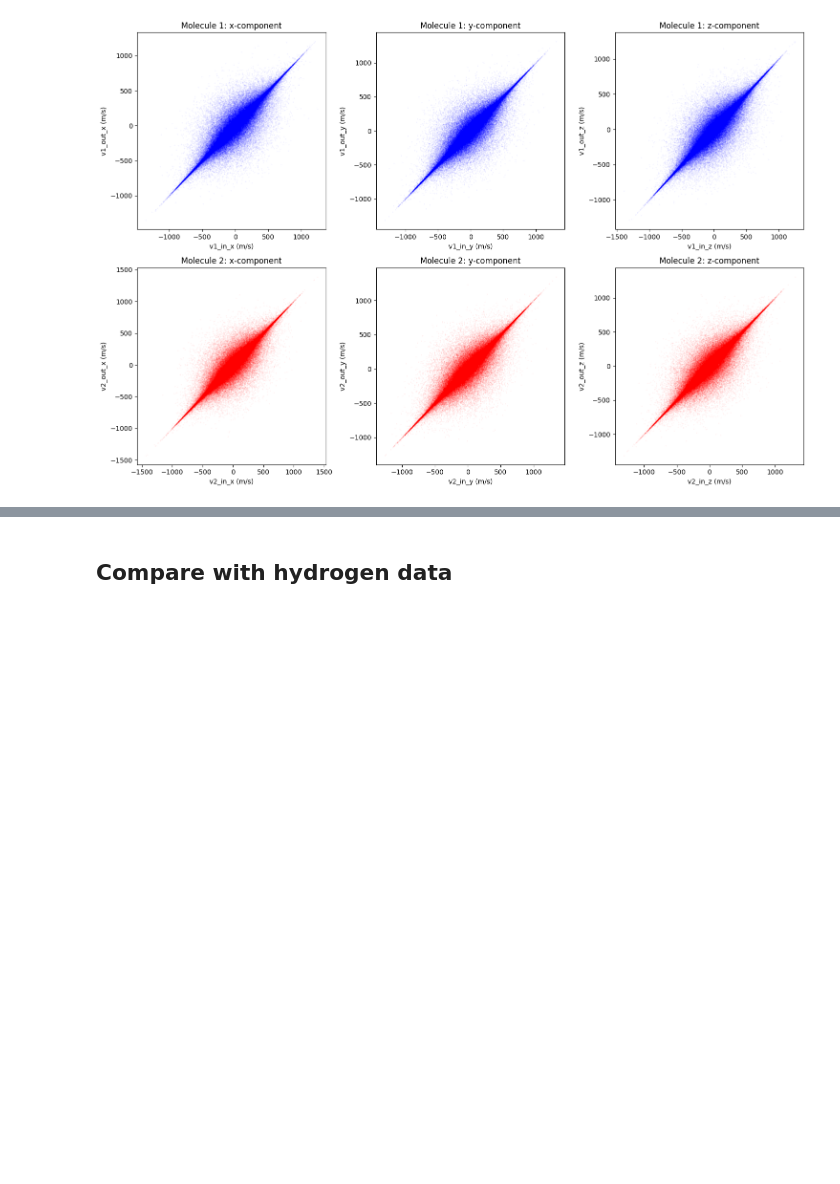
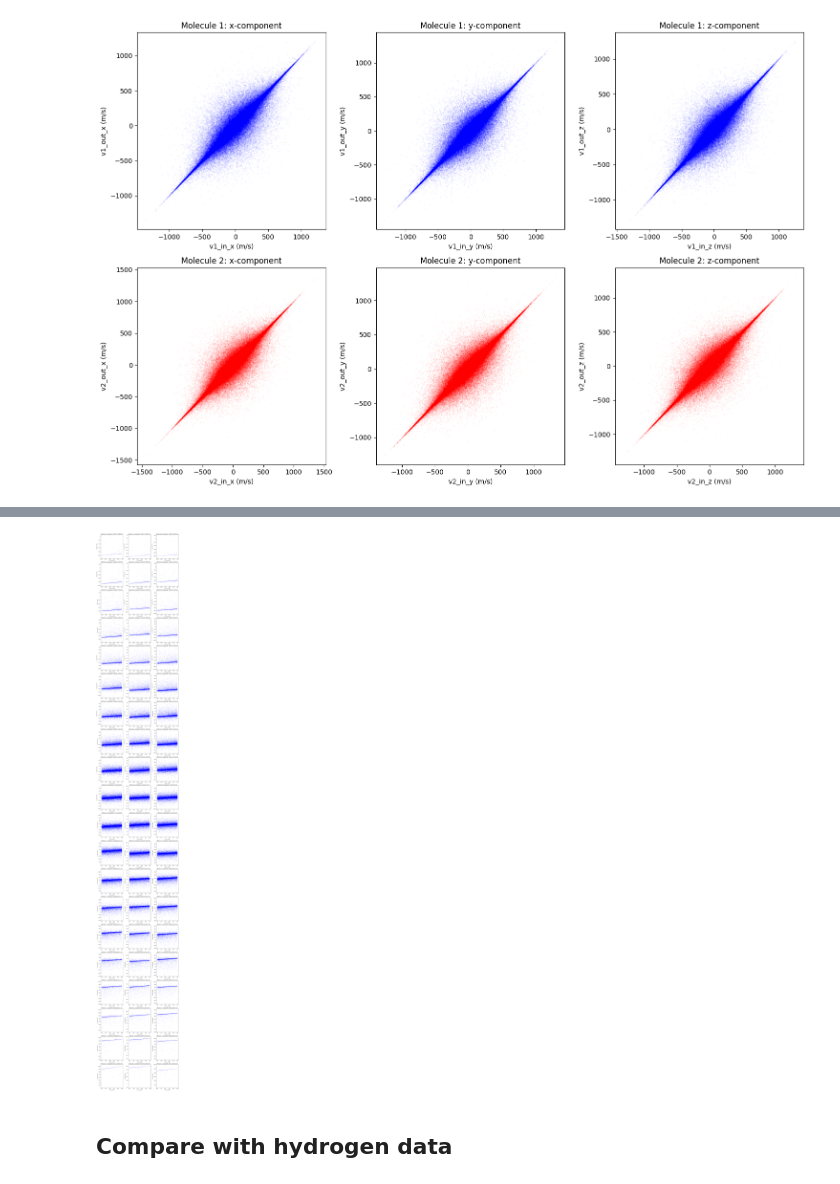
Before and after one commit to TijnZeelenberg/scatteringkernels, a Jupyter notebook: oxygen_data_aldo/data_analysis.ipynb, the cells around one changed output, grey strips where cells are left out. Cells and saved outputs as stored; diff of their text form; code cells hidden in the pictures; blank space fills up the shorter version.

```diff
--- a/oxygen_data_aldo/data_analysis.ipynb
+++ b/oxygen_data_aldo/data_analysis.ipynb
@@ -139,3 +189,33 @@ plt.tight_layout()
+# %%
+fig, ax = plt.subplots(20,3, figsize=(15,100))
+alpha = 0.5
+dotsize = 1
+
+for i in range(20):
+    v_min = velocity_intervals[i]
+    v_max = velocity_intervals[i+1]
+
+    mask = (data[:,0] >= v_min) & (data[:,0] < v_max)
+    ax[i,0].scatter(data[mask,0], data[mask,12], alpha=alpha, color='blue', s=dotsize)
+    ax[i,0].set_xlabel('v1_in_x (m/s)')
+    ax[i,0].set_ylabel('v1_out_x (m/s)')
+    ax[i,0].set_title(f'Molecule 1 x-component: {v_min} to {v_max} m/s')
+
+    mask = (data[:,1] >= v_min) & (data[:,1] < v_max)
+    ax[i,1].scatter(data[mask,1], data[mask,13], alpha=alpha, color='blue', s=dotsize)
+    ax[i,1].set_xlabel('v1_in_y (m/s)')
+    ax[i,1].set_ylabel('v1_out_y (m/s)')
+    ax[i,1].set_title(f'Molecule 1 y-component: {v_min} to {v_max} m/s')
+
+    mask = (data[:,2] >= v_min) & (data[:,2] < v_max)
+    ax[i,2].scatter(data[mask,2], data[mask,14], alpha=alpha, color='blue', s=dotsize)
+    ax[i,2].set_xlabel('v1_in_z (m/s)')
+    ax[i,2].set_ylabel('v1_out_z (m/s)')
+    ax[i,2].set_title(f'Molecule 1 z-component: {v_min} to {v_max} m/s')
+
+plt.tight_layout()
+# %% [output]
+[figure, added]
 # %% [markdown]
 ## Compare with hydrogen data
 # %%
```
Also changed, not shown: parts of 6 cells of this notebook.
